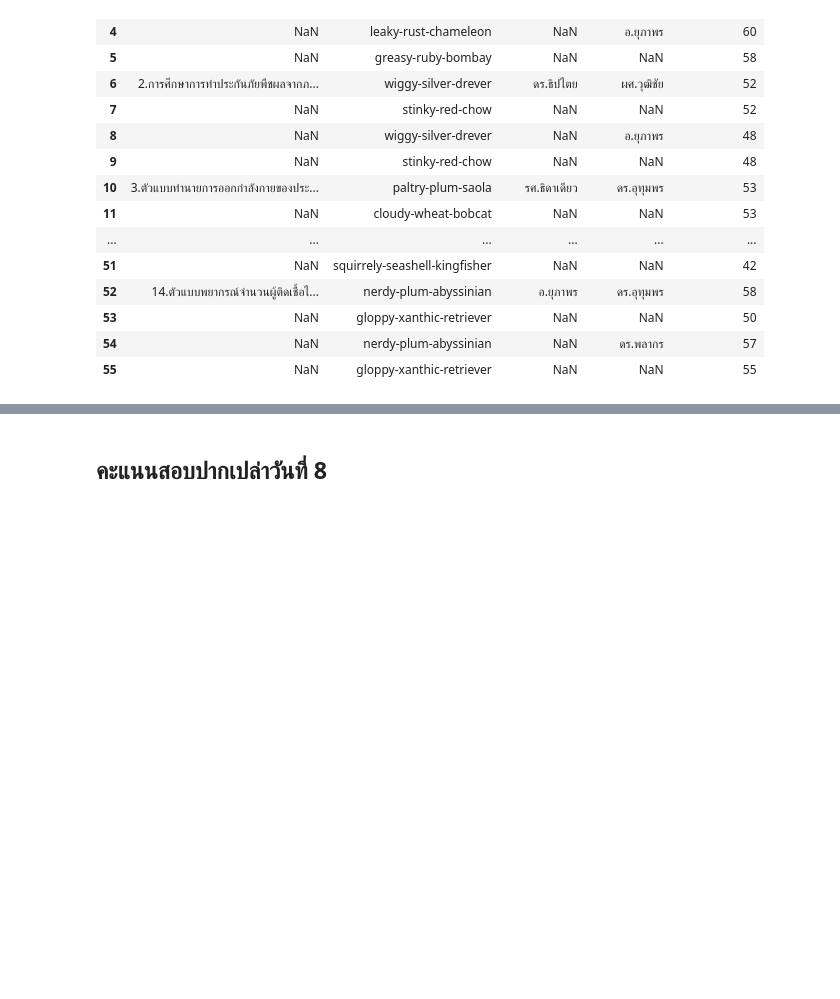
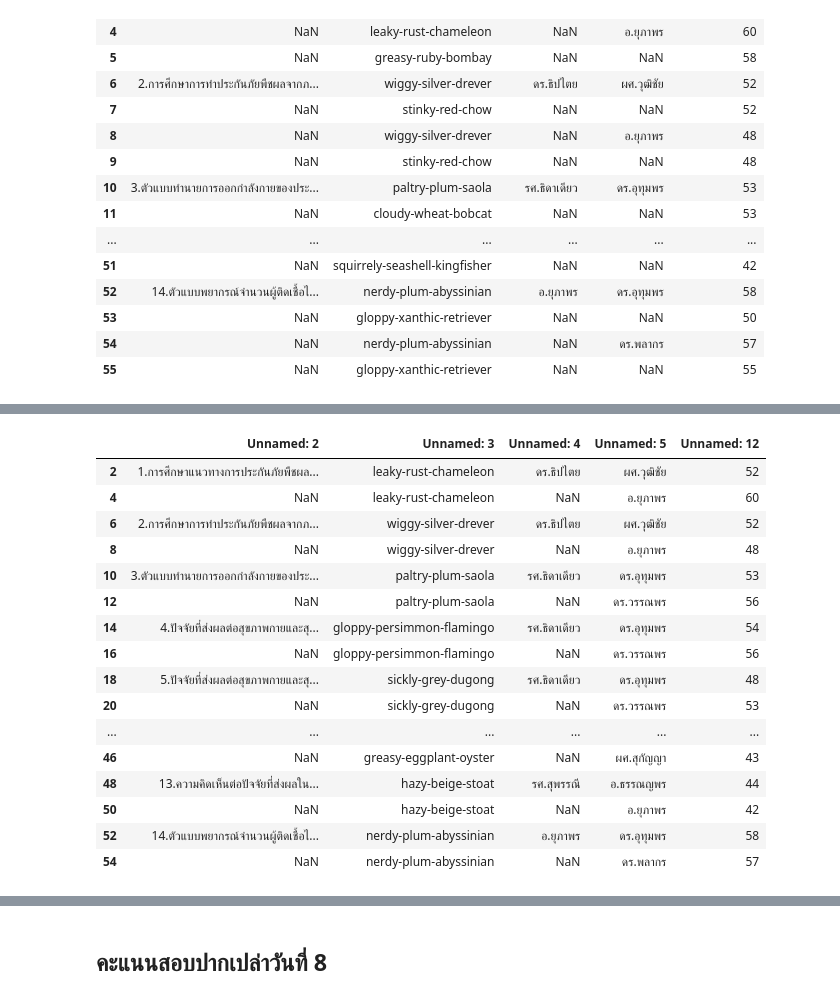
Before and after one commit to jiriyaporn/data_viz, a Jupyter notebook: DataViz_Midterm_2021.ipynb, the cells around one changed output, grey strips where cells are left out. Saved outputs shown, nothing was run; the diff lists cells and outputs as text; code cells hidden in the pictures; blank space fills up the shorter version.

```diff
--- a/DataViz_Midterm_2021.ipynb
+++ b/DataViz_Midterm_2021.ipynb
@@ -374,0 +377,21 @@ df7
+# %%
+df1_7 = df7[df7['Unnamed: 5'].notnull()]
+df1_7
+# %% [output]
+|  | Unnamed: 2 | Unnamed: 3 | Unnamed: 4 | Unnamed: 5 | Unnamed: 12 |
+| 2 | 1.การศึกษาแนวทางการประกันภัยพืชผล... | leaky-rust-chameleon | ดร.ธิปไตย | ผศ.วุฒิชัย | 52 |
+| 4 | NaN | leaky-rust-chameleon | NaN | อ.ยุภาพร | 60 |
+| 6 | 2.การศึกษาการทำประกันภัยพืชผลจากภ... | wiggy-silver-drever | ดร.ธิปไตย | ผศ.วุฒิชัย | 52 |
+| 8 | NaN | wiggy-silver-drever | NaN | อ.ยุภาพร | 48 |
+| 10 | 3.ตัวแบบทำนายการออกกำลังกายของประ... | paltry-plum-saola | รศ.ธิดาเดียว | ดร.อุทุมพร | 53 |
+| 12 | NaN | paltry-plum-saola | NaN | ดร.วรรณพร | 56 |
+| 14 | 4.ปัจจัยที่ส่งผลต่อสุขภาพกายและสุ... | gloppy-persimmon-flamingo | รศ.ธิดาเดียว | ดร.อุทุมพร | 54 |
+| 16 | NaN | gloppy-persimmon-flamingo | NaN | ดร.วรรณพร | 56 |
+| 18 | 5.ปัจจัยที่ส่งผลต่อสุขภาพกายและสุ... | sickly-grey-dugong | รศ.ธิดาเดียว | ดร.อุทุมพร | 48 |
+| 20 | NaN | sickly-grey-dugong | NaN | ดร.วรรณพร | 53 |
+| ... | ... | ... | ... | ... | ... |
+| 46 | NaN | greasy-eggplant-oyster | NaN | ผศ.สุกัญญา | 43 |
+| 48 | 13.ความคิดเห็นต่อปัจจัยที่ส่งผลใน... | hazy-beige-stoat | รศ.สุพรรณี | อ.ธรรณญพร | 44 |
+| 50 | NaN | hazy-beige-stoat | NaN | อ.ยุภาพร | 42 |
+| 52 | 14.ตัวแบบพยากรณ์จำนวนผู้ติดเชื้อไ... | nerdy-plum-abyssinian | อ.ยุภาพร | ดร.อุทุมพร | 58 |
+| 54 | NaN | nerdy-plum-abyssinian | NaN | ดร.พลากร | 57 |
```
Also changed, not shown: parts of 44 cells of this notebook.
